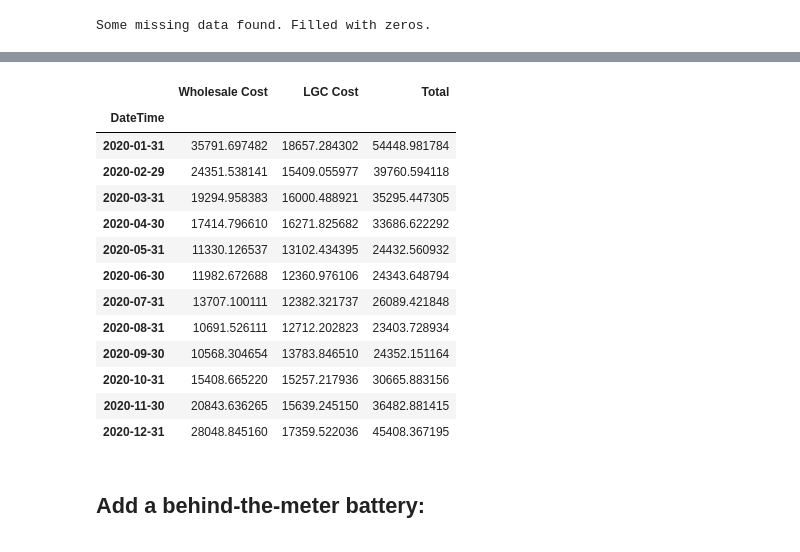
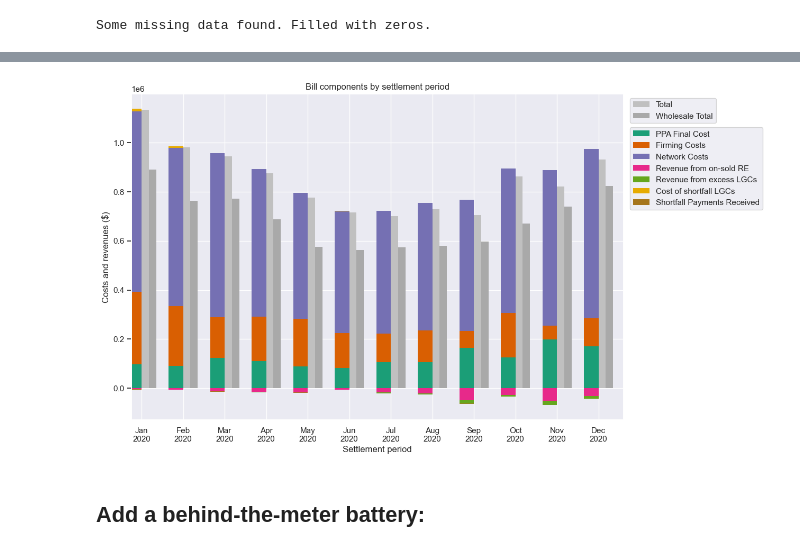
Before and after one commit to EllieKallmier/ppa_analysis, a Jupyter notebook: interface.ipynb, the cells around one changed output, grey strips where cells are left out. Saved outputs shown, nothing was run; the diff lists cells and outputs as text; code cells hidden in the pictures.

```diff
--- a/interface.ipynb
+++ b/interface.ipynb
@@ -432,8 +232,15 @@ charts.plot_contract_samples(combined_data,input_collector,['Load'])
 # %%
+tariff_details = {
+    'Network' : helper_functions.get_selected_tariff(tariff_collector, extra_charges_collector, False),
+    'Retail' : helper_functions.get_selected_tariff(tariff_collector, extra_charges_collector)
+}
+
 bill = bill_calc.calculate_bill(
     volume_and_price=combined_data,
     settlement_period=input_collector['settlement_period'].value,
     contract_type=input_collector['contract_type'].value,
+    firming_type=input_collector['firming_contract_type'].value,
+    tariff_details=tariff_details,
     load_region=input_collector['load_region'].value,
     strike_price=input_collector['strike_price'].value,
     lgc_buy_price=input_collector['lgc_buy_price'].value,
@@ -472,24 +262,6 @@ bill
-# %%
-wholesale_bill
-# %% [output]
-|  | Wholesale Cost | LGC Cost | Total |
-| DateTime |  |  |  |
-| 2020-01-31 | 35791.697482 | 18657.284302 | 54448.981784 |
-| 2020-02-29 | 24351.538141 | 15409.055977 | 39760.594118 |
-| 2020-03-31 | 19294.958383 | 16000.488921 | 35295.447305 |
-| 2020-04-30 | 17414.796610 | 16271.825682 | 33686.622292 |
-| 2020-05-31 | 11330.126537 | 13102.434395 | 24432.560932 |
-| 2020-06-30 | 11982.672688 | 12360.976106 | 24343.648794 |
-| 2020-07-31 | 13707.100111 | 12382.321737 | 26089.421848 |
-| 2020-08-31 | 10691.526111 | 12712.202823 | 23403.728934 |
-| 2020-09-30 | 10568.304654 | 13783.846510 | 24352.151164 |
-| 2020-10-31 | 15408.665220 | 15257.217936 | 30665.883156 |
-| 2020-11-30 | 20843.636265 | 15639.245150 | 36482.881415 |
-| 2020-12-31 | 28048.845160 | 17359.522036 | 45408.367195 |
 # %%
-small_bill = bill[['PPA Final Cost', 'Firming Costs', 'Revenue from on-sold RE', 'Revenue from excess LGCs', 'Cost of shortfall LGCs', 'Shortfall Payments Received']].copy()
+small_bill = bill[['PPA Final Cost', 'Firming Costs', 'Network Costs', 'Revenue from on-sold RE', 'Revenue from excess LGCs', 'Cost of shortfall LGCs', 'Shortfall Payments Received', 'Total']].copy()
 # %%
 small_bill_with_wholesale = small_bill.copy()
 small_bill_with_wholesale['Wholesale Total'] = wholesale_bill['Total'].copy()
-
-# Make a bar plot for each settlement period
+small_bill_with_wholesale['Wholesale Total'] += small_bill_with_wholesale['Network Costs']
@@ -551,0 +268,4 @@ fig_w.show()
+# %%
+charts.plot_bill_components(small_bill_with_wholesale.astype(float), input_collector['settlement_period'].value)
+# %% [output]
+[figure, added]
```
Also changed, not shown: parts of 22 cells of this notebook.
